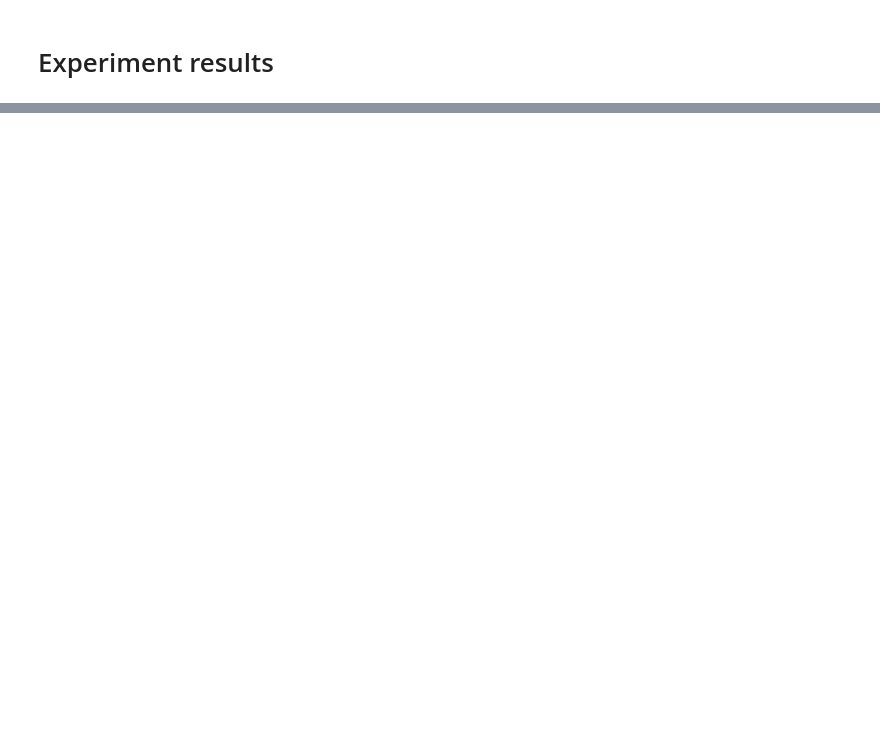
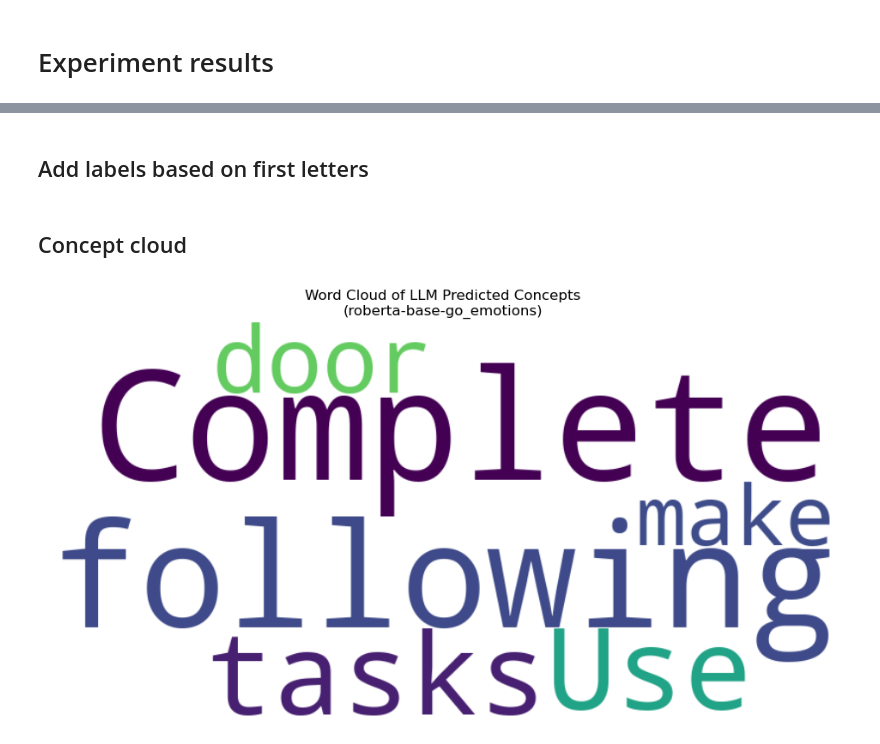
Before and after one commit to Iwaniukooo11/llm-workshop, a Jupyter notebook: intermediate/Results.ipynb, the cells around one changed output, grey strips where cells are left out. Drawn from its saved outputs; the diff is of its cells as text; code cells hidden in the pictures; blank space fills up the shorter version.

```diff
--- a/intermediate/Results.ipynb
+++ b/intermediate/Results.ipynb
@@ -195,0 +150,2 @@ plt.show()
+# %% [markdown]
+## Add labels based on first letters
@@ -195,0 +174,20 @@ plt.show()
+# %% [markdown]
+## Concept cloud
+# %%
+# Use your DataFrame
+ms = model_statistics[model_statistics["classifier"] == "roberta-base-go_emotions"]
+
+# Combine predicted concepts into a text blob
+text = " ".join(ms["llm_predicted_concept"].dropna().tolist())
+
+# Generate the word cloud
+wc = WordCloud(width=800, height=400, background_color="white").generate(text)
+
+# Plot
+plt.figure(figsize=(12, 6))
+plt.imshow(wc, interpolation="bilinear")
+plt.axis("off")
+plt.title("Word Cloud of LLM Predicted Concepts\n(roberta-base-go_emotions)")
+plt.show()
+# %% [output]
+[figure, added]
```
Also changed, not shown: parts of 32 cells of this notebook, 7 other files.
